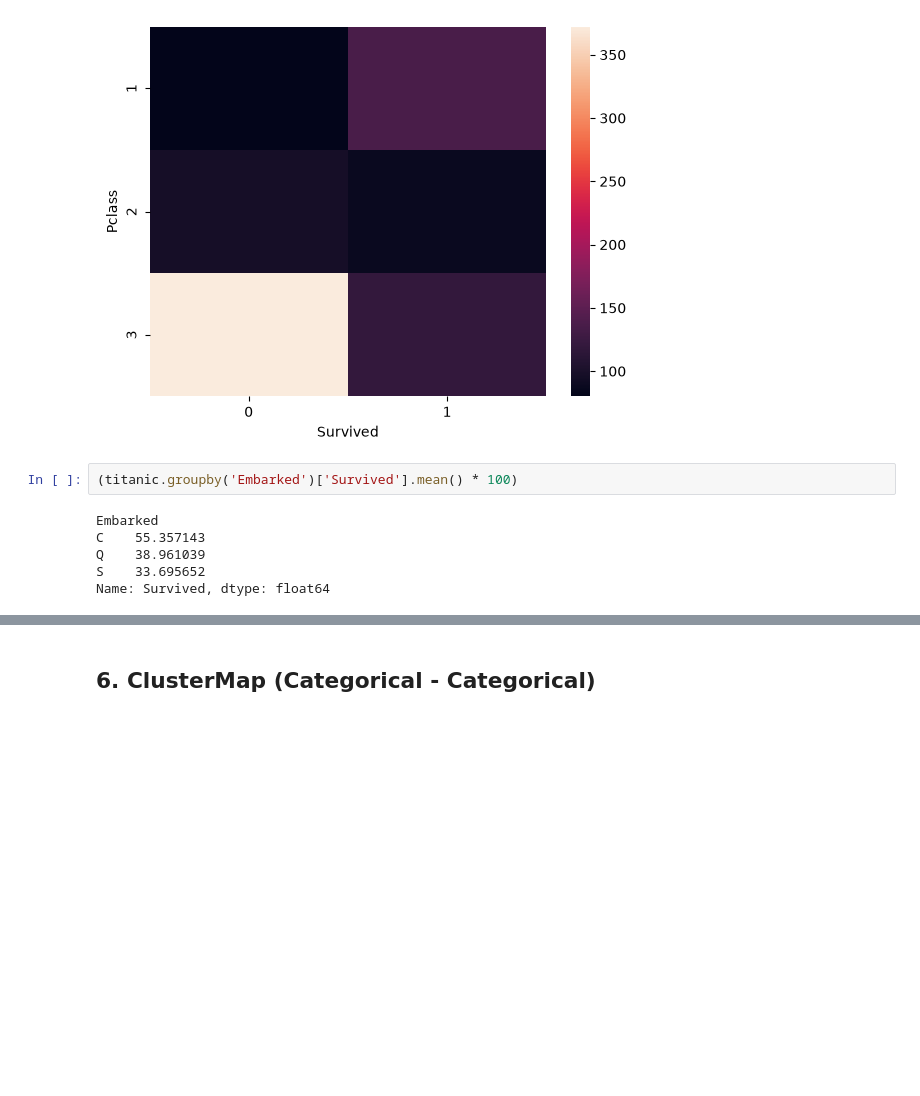
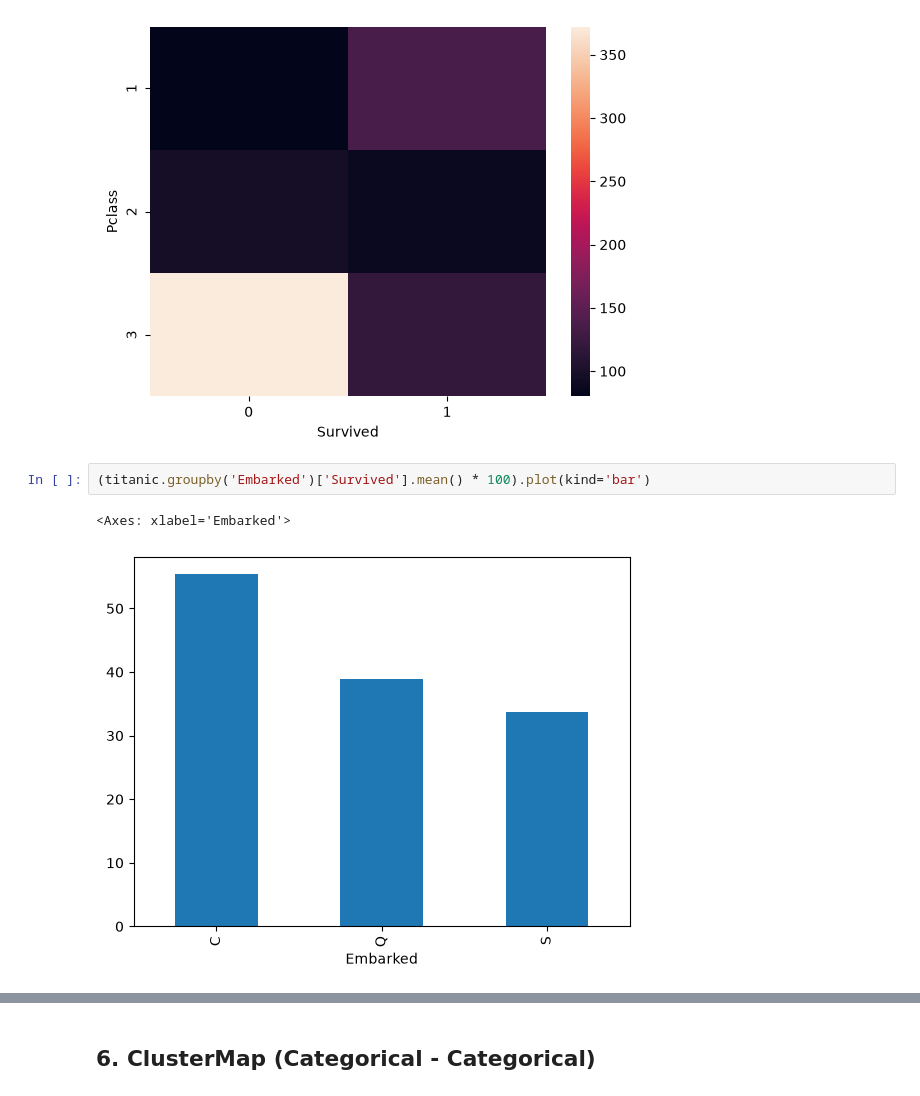
Before and after one commit to Vaibhavraghav108/Machine-Learning, a Jupyter notebook: 05_EDA/multivariate/py.ipynb, the cells around one changed output, grey strips where cells are left out. Drawn from its saved outputs; the diff is of its cells as text; blank space fills up the shorter version.

```diff
--- a/05_EDA/multivariate/py.ipynb
+++ b/05_EDA/multivariate/py.ipynb
@@ -122,10 +122,7 @@ sns.heatmap(pd.crosstab(titanic['Pclass'],titanic['Survived']))
 <Axes: xlabel='Survived', ylabel='Pclass'>
 [figure]
 # %%
-(titanic.groupby('Embarked')['Survived'].mean() * 100)
+(titanic.groupby('Embarked')['Survived'].mean() * 100).plot(kind='bar')
 # %% [output]
-Embarked
-C    55.357143
-Q    38.961039
-S    33.695652
-Name: Survived, dtype: float64
+<Axes: xlabel='Embarked'>
+[figure, added]
```
Also changed, not shown: parts of 2 cells of this notebook.
